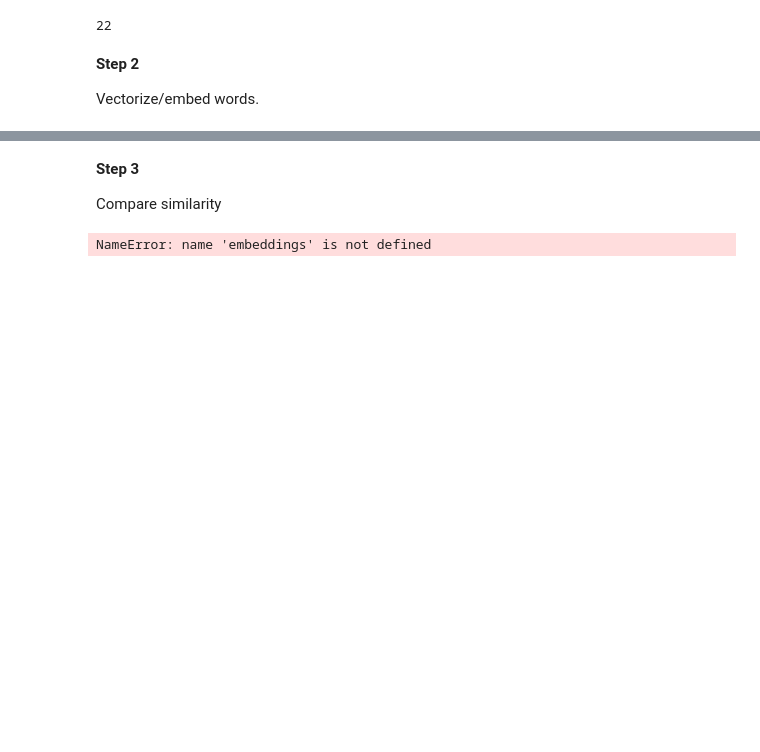
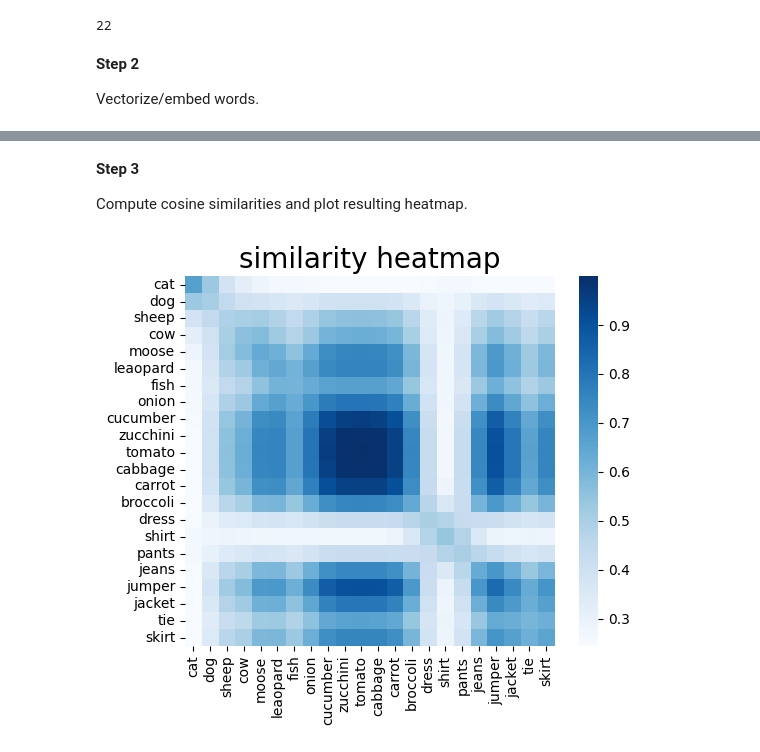
Before and after one commit to sarahkaarina/lazy-language, a Jupyter notebook: vectorizing/creating_word_embeddings.ipynb, the cells around one changed output, grey strips where cells are left out. Cells and saved outputs as stored; diff of their text form; code cells hidden in the pictures; blank space fills up the shorter version.

```diff
--- a/vectorizing/creating_word_embeddings.ipynb
+++ b/vectorizing/creating_word_embeddings.ipynb
@@ -63,14 +72,28 @@ torch.Size([22, 768])
-# %% [markdown]
-**Step 3**
-
-Compare similarity
-# %%
-# Numpify them so you can calculate cosine similarity
-
-np_embed = embeddings.squeeze().detach().numpy()
-
-cosine_distribution = np.around(1-pairwise_distances(np_embed, metric="cosine"), 2)
-
-cosine_distribution
-# %% [output]
-NameError: name 'embeddings' is not defined
+# %% [markdown]
+**Step 3**
+
+Compute cosine similarities and plot resulting heatmap.
+# %%
+# Numpify them so you can calculate cosine similarity
+
+numpy_embeddings = embeddings.squeeze().detach().numpy()
+
+# Compute cosine similarity
+
+similarity_distribution = np.around(1-pairwise_distances(numpy_embeddings, metric=cosine), 2)
+similarity_dataframe = pd.DataFrame(data = similarity_distribution)
+
+similarity_dataframe.rank()
+
+# Plot heatmap
+cmap = 'Blues'
+
+smooth_similarity = gaussian_filter(similarity_dataframe, sigma=1)
+
+plt.figure()
+plt.title("similarity heatmap", fontsize =20)
+sns.heatmap(smooth_similarity, cmap = cmap, square=True, cbar=True, xticklabels = random_words, yticklabels = random_words)
+
+plt.show()
+# %% [output]
+[figure, added]
```
Also changed, not shown: parts of 3 cells of this notebook.
